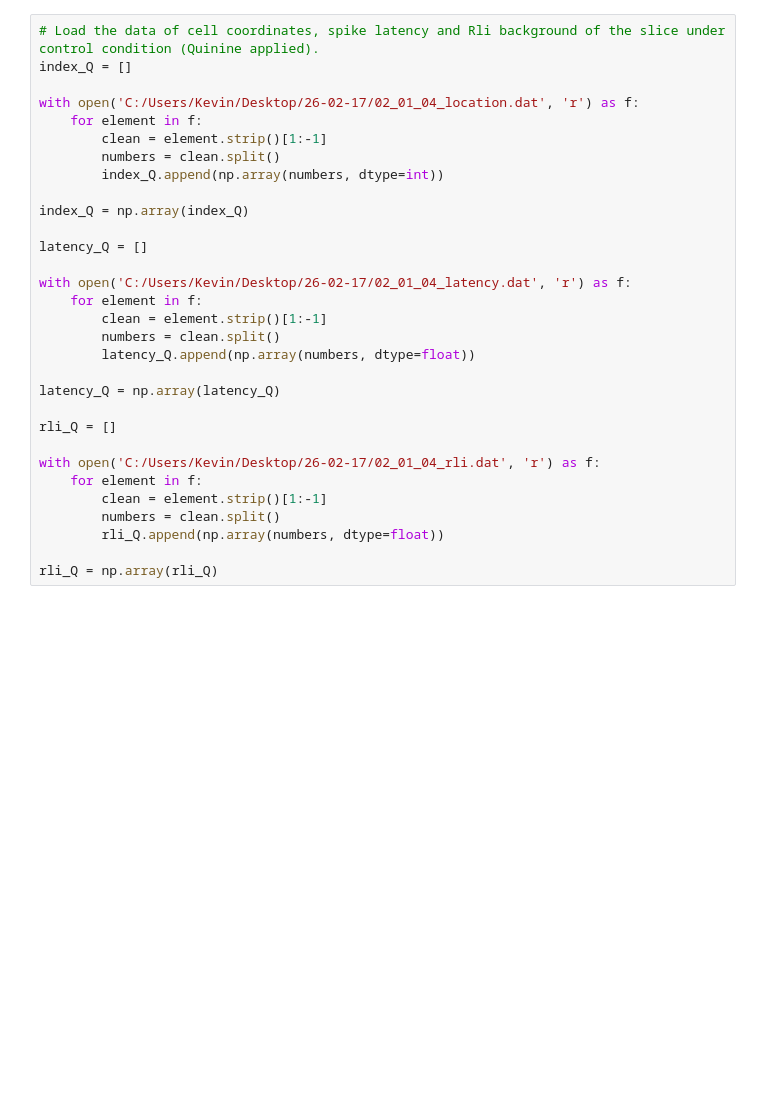
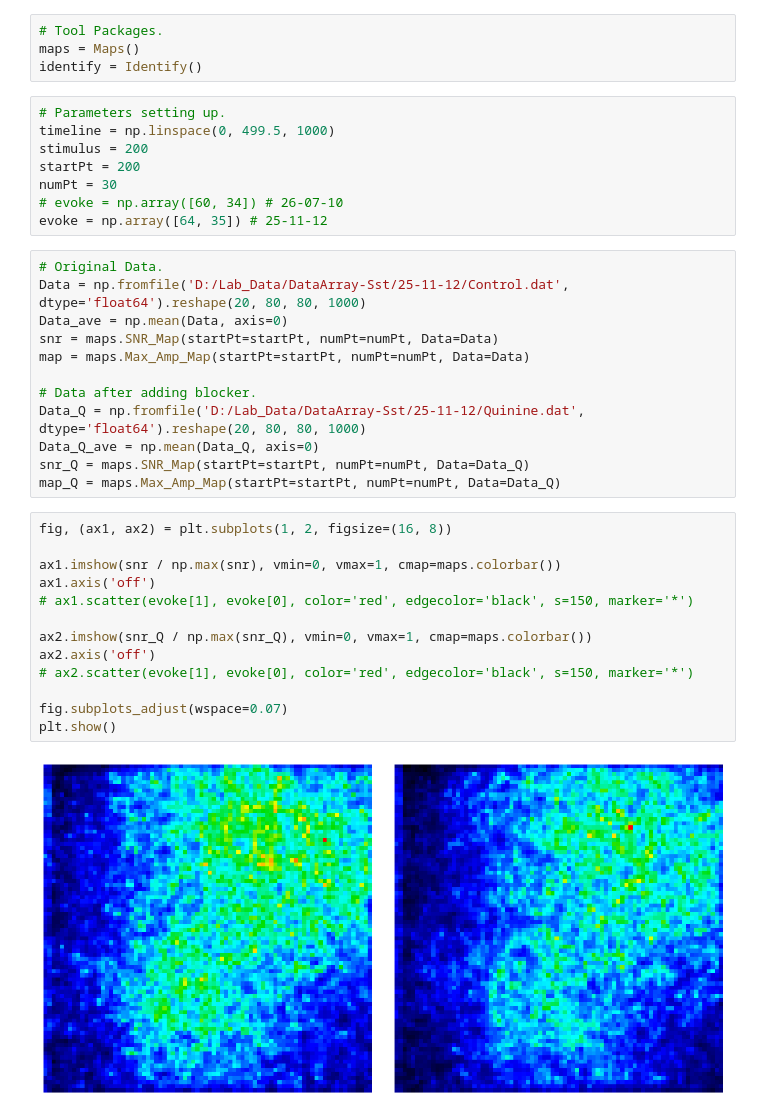
Before and after one commit to TianchengXu0420/ZDA_Adventure, a Jupyter notebook: GapJunction.ipynb, the cells around one changed output. Cells and saved outputs as stored; diff of their text form; blank space fills up the shorter version.

```diff
--- a/GapJunction.ipynb
+++ b/GapJunction.ipynb
@@ -42,31 +16,39 @@ rli = np.array(rli)
-# %%
-# Load the data of cell coordinates, spike latency and Rli background of the slice under control condition (Quinine applied).
-index_Q = []
-
-with open('C:/Users/Kevin/Desktop/26-02-17/02_01_04_location.dat', 'r') as f:
-    for element in f:
-        clean = element.strip()[1:-1]
-        numbers = clean.split()
-        index_Q.append(np.array(numbers, dtype=int))
-
-index_Q = np.array(index_Q)
-
-latency_Q = []
-
-with open('C:/Users/Kevin/Desktop/26-02-17/02_01_04_latency.dat', 'r') as f:
-    for element in f:
-        clean = element.strip()[1:-1]
-        numbers = clean.split()
-        latency_Q.append(np.array(numbers, dtype=float))
-
-latency_Q = np.array(latency_Q)
-
-rli_Q = []
-
-with open('C:/Users/Kevin/Desktop/26-02-17/02_01_04_rli.dat', 'r') as f:
-    for element in f:
-        clean = element.strip()[1:-1]
-        numbers = clean.split()
-        rli_Q.append(np.array(numbers, dtype=float))
-
-rli_Q = np.array(rli_Q)
+# %%
+# Tool Packages.
+maps = Maps()
+identify = Identify()
+# %%
+# Parameters setting up.
+timeline = np.linspace(0, 499.5, 1000)
+stimulus = 200
+startPt = 200
+numPt = 30
+# evoke = np.array([60, 34]) # 26-07-10
+evoke = np.array([64, 35]) # 25-11-12
+# %%
+# Original Data.
+Data = np.fromfile('D:/Lab_Data/DataArray-Sst/25-11-12/Control.dat', dtype='float64').reshape(20, 80, 80, 1000)
+Data_ave = np.mean(Data, axis=0)
+snr = maps.SNR_Map(startPt=startPt, numPt=numPt, Data=Data)
+map = maps.Max_Amp_Map(startPt=startPt, numPt=numPt, Data=Data)
+
+# Data after adding blocker.
+Data_Q = np.fromfile('D:/Lab_Data/DataArray-Sst/25-11-12/Quinine.dat', dtype='float64').reshape(20, 80, 80, 1000)
+Data_Q_ave = np.mean(Data_Q, axis=0)
+snr_Q = maps.SNR_Map(startPt=startPt, numPt=numPt, Data=Data_Q)
+map_Q = maps.Max_Amp_Map(startPt=startPt, numPt=numPt, Data=Data_Q)
+# %%
+fig, (ax1, ax2) = plt.subplots(1, 2, figsize=(16, 8))
+
+ax1.imshow(snr / np.max(snr), vmin=0, vmax=1, cmap=maps.colorbar())
+ax1.axis('off')
+# ax1.scatter(evoke[1], evoke[0], color='red', edgecolor='black', s=150, marker='*')
+
+ax2.imshow(snr_Q / np.max(snr_Q), vmin=0, vmax=1, cmap=maps.colorbar())
+ax2.axis('off')
+# ax2.scatter(evoke[1], evoke[0], color='red', edgecolor='black', s=150, marker='*')
+
+fig.subplots_adjust(wspace=0.07)
+plt.show()
+# %% [output]
+[figure, added]
```
Also changed, not shown: parts of 26 cells of this notebook.
